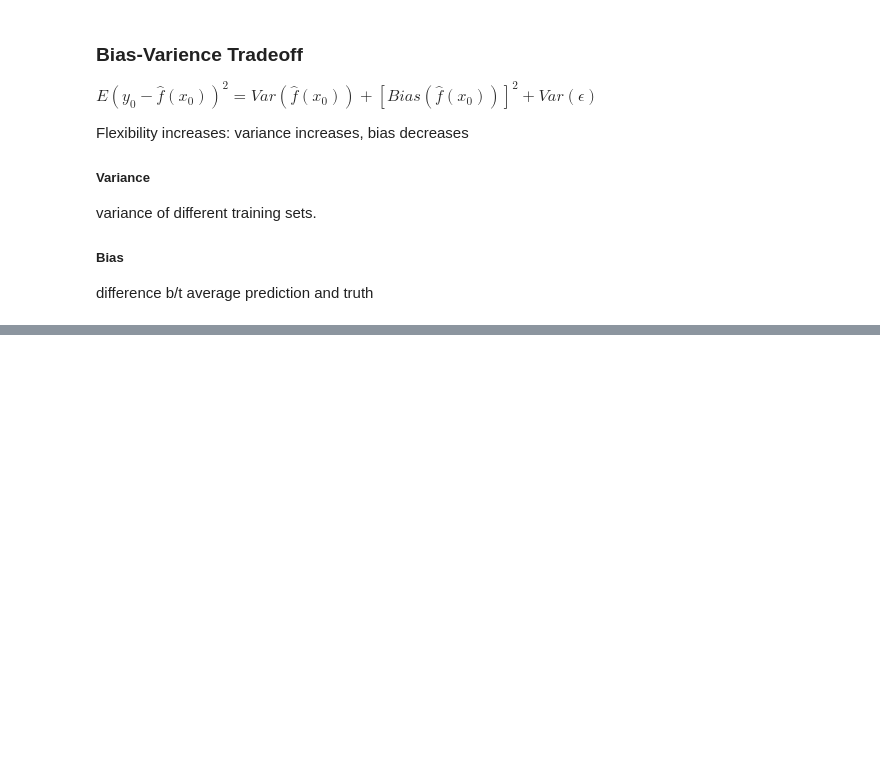
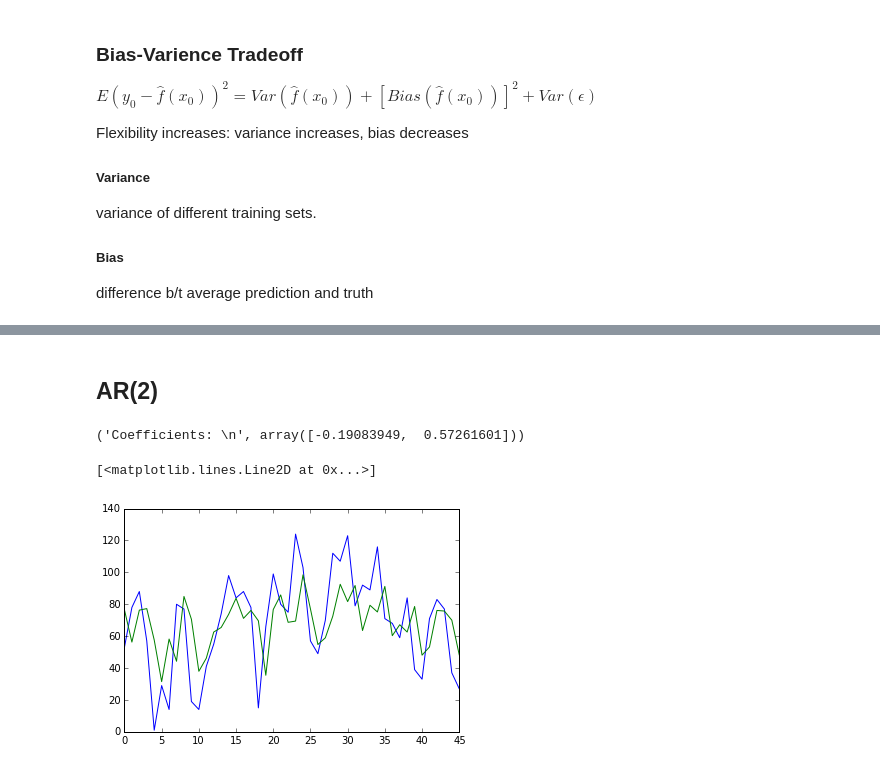
Before and after one commit to hlncrg/notes, a Jupyter notebook: Machine Learning.ipynb, the cells around one changed output, grey strips where cells are left out. Saved outputs shown, nothing was run; the diff lists cells and outputs as text; code cells hidden in the pictures; blank space fills up the shorter version.

```diff
--- a/Machine Learning.ipynb
+++ b/Machine Learning.ipynb
@@ -67,0 +474,13 @@ $\hat{\beta}_1=\frac{\sum^n_{i=1}(x_i-\bar{x})(y_i=\bar{y})}{\sum^n_{i=1}(x_i-\b
+# %% [markdown]
+<h2>AR(2)</h2>
+# %%
+regr = linear_model.LinearRegression()
+regr.fit(np.array([[i,j] for i,j in zip(x[0:-3],x[1:-2])]), np.array(x[2:-1]))
+print('Coefficients: \n', regr.coef_)
+
+plt.plot(range(len(x[0:-3])),x[2:-1])
+plt.plot(range(len(x[0:-3])),regr.predict(np.array([[i,j] for i,j in zip(x[0:-3],x[1:-2])])))
+# %% [output]
+('Coefficients: \n', array([-0.19083949,  0.57261601]))
+[<matplotlib.lines.Line2D at 0x...>]
+[figure, added]
```
Also changed, not shown: parts of 42 cells of this notebook, 28 other files.
